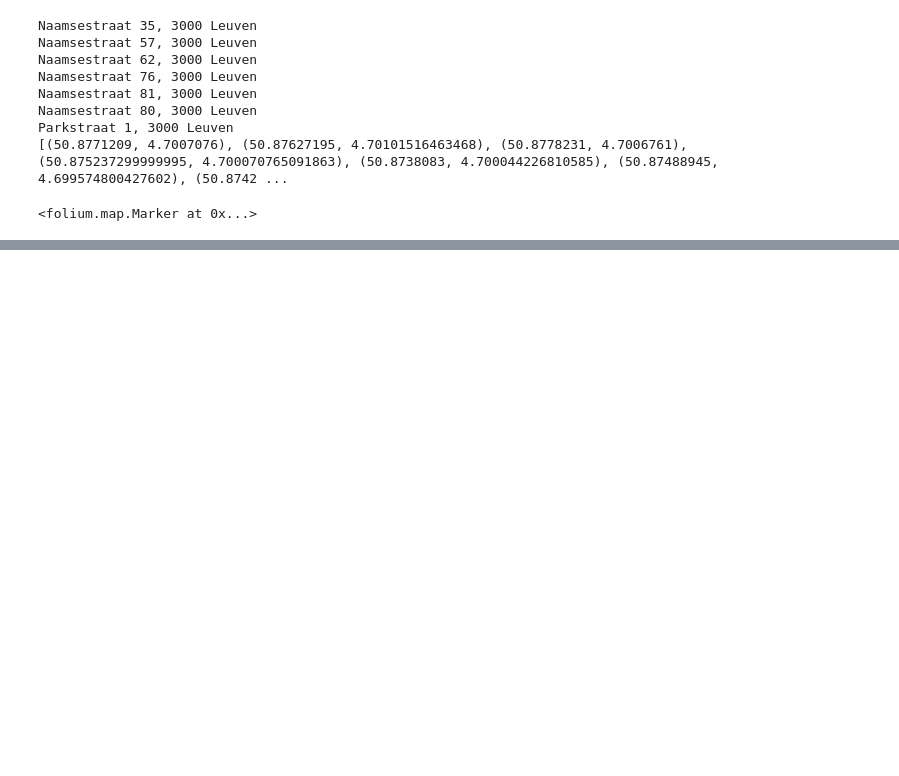
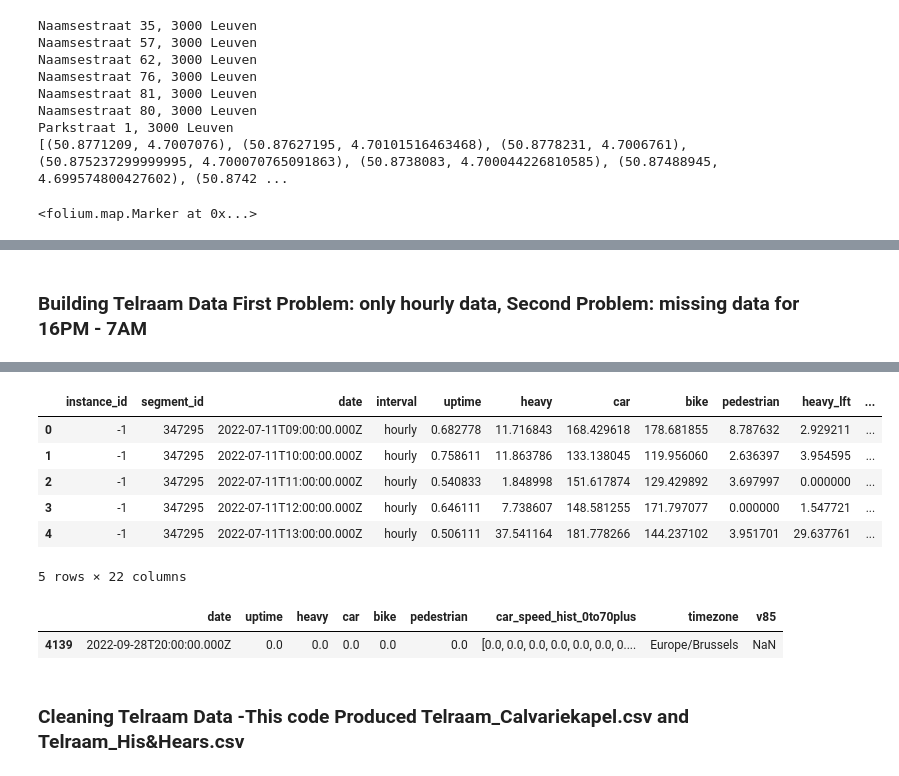
Before and after one commit to vavald/MDA_Switzerland, a Jupyter notebook: Valentin/Final_data_cleaning_valentin.ipynb, the cells around one changed output, grey strips where cells are left out. Saved outputs shown, nothing was run; the diff lists cells and outputs as text; code cells hidden in the pictures; blank space fills up the shorter version.

```diff
--- a/Valentin/Final_data_cleaning_valentin.ipynb
+++ b/Valentin/Final_data_cleaning_valentin.ipynb
@@ -134,0 +258,2 @@ m.save('EDA_weather/data/weather_data/sensors_map.html')
+# %% [markdown]
+### Building Telraam Data  First Problem: only hourly data, Second Problem: missing data for 16PM - 7AM
@@ -134,0 +262,19 @@ m.save('EDA_weather/data/weather_data/sensors_map.html')
+# %%
+import requests
+
+url = "https://telraam-api.net/v1/reports/traffic"
+
+payload = "{\r\n  \"level\": \"segments\",\r\n  \"format\": \"per-hour\",\r\n  \"id\": \"347295\",\r\n  \"time_start\": \"2022-07-01 07:00:00Z\",\r\n  \"time_end\": \"2022-10-01 07:00:00Z\"\r\n}"
+headers = {
+  'X-Api-Key': 'v5gGtMOE5k2ltLBb17NkK9rab1JETS8J2wZ39lnw'
+}
+
+response = requests.request("POST", url, headers=headers, data=payload)
+
+print(response.text)
+# convert the response to a json object
+json_response = response.json()
+# convert the json object to a dataframe
+df = pd.DataFrame(json_response['report'])
+df.head()
+# %% [output]
@@ -134,0 +282,7 @@ m.save('EDA_weather/data/weather_data/sensors_map.html')
+|  | instance_id | segment_id | date | interval | uptime | heavy | car | bike | pedestrian | heavy_lft | ... |
+| 0 | -1 | 347295 | 2022-07-11T09:00:00.000Z | hourly | 0.682778 | 11.716843 | 168.429618 | 178.681855 | 8.787632 | 2.929211 | ... |
+| 1 | -1 | 347295 | 2022-07-11T10:00:00.000Z | hourly | 0.758611 | 11.863786 | 133.138045 | 119.956060 | 2.636397 | 3.954595 | ... |
+| 2 | -1 | 347295 | 2022-07-11T11:00:00.000Z | hourly | 0.540833 | 1.848998 | 151.617874 | 129.429892 | 3.697997 | 0.000000 | ... |
+| 3 | -1 | 347295 | 2022-07-11T12:00:00.000Z | hourly | 0.646111 | 7.738607 | 148.581255 | 171.797077 | 0.000000 | 1.547721 | ... |
+| 4 | -1 | 347295 | 2022-07-11T13:00:00.000Z | hourly | 0.506111 | 37.541164 | 181.778266 | 144.237102 | 3.951701 | 29.637761 | ... |
+5 rows × 22 columns
@@ -134,0 +294,6 @@ m.save('EDA_weather/data/weather_data/sensors_map.html')
+# %%
+# show last element
+df_clean.tail(1)
+# %% [output]
+|  | date | uptime | heavy | car | bike | pedestrian | car_speed_hist_0to70plus | timezone | v85 |
+| 4139 | 2022-09-28T20:00:00.000Z | 0.0 | 0.0 | 0.0 | 0.0 | 0.0 | [0.0, 0.0, 0.0, 0.0, 0.0, 0.0, 0.... | Europe/Brussels | NaN |
@@ -134,0 +303,2 @@ m.save('EDA_weather/data/weather_data/sensors_map.html')
+# %% [markdown]
+### Cleaning Telraam Data -This code Produced Telraam_Calvariekapel.csv and Telraam_His&Hears.csv
```
Also changed, not shown: parts of 39 cells of this notebook.
